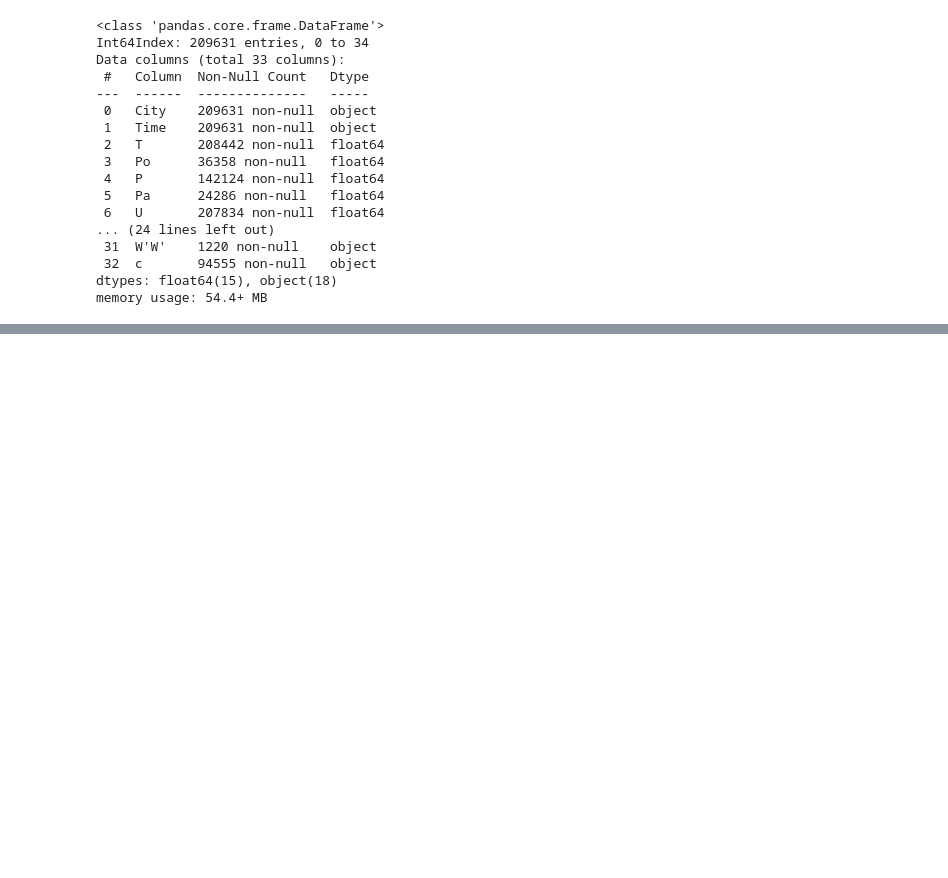
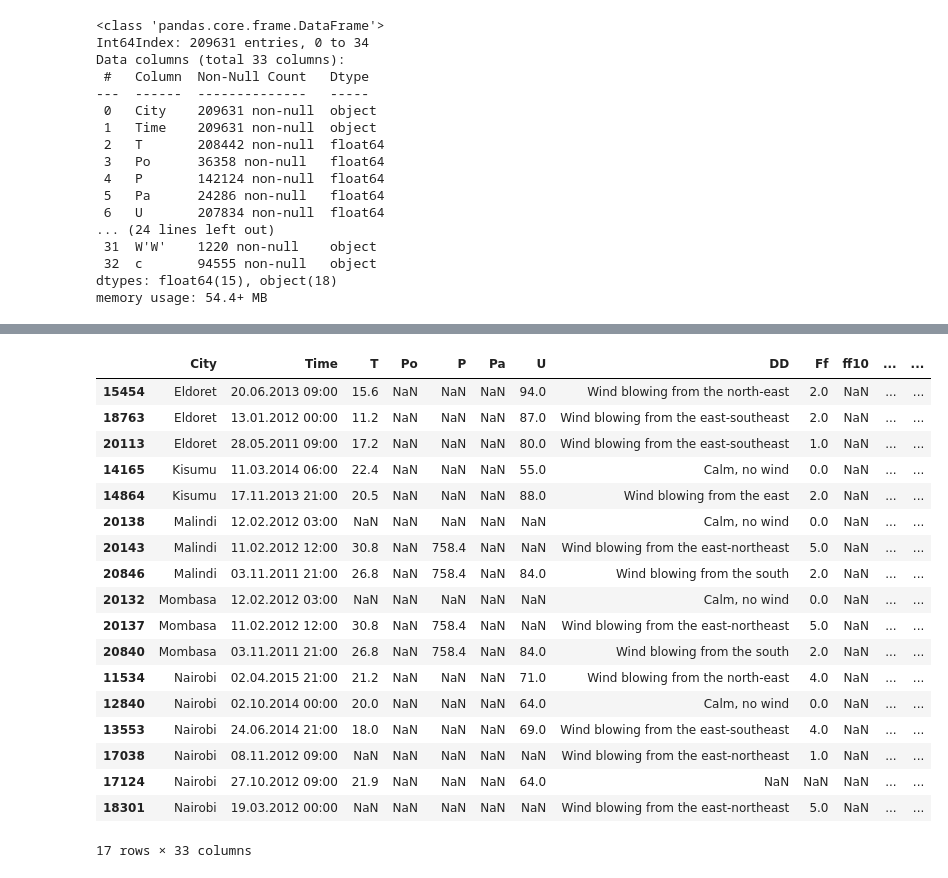
Before and after one commit to wkirui/Weather-Data-Analysis, a Jupyter notebook: Weather Scraper.ipynb, the cells around one changed output, grey strips where cells are left out. Saved outputs shown, nothing was run; the diff lists cells and outputs as text; code cells hidden in the pictures; blank space fills up the shorter version.

```diff
--- a/Weather Scraper.ipynb
+++ b/Weather Scraper.ipynb
@@ -131,0 +150,22 @@ missing_vals_df
+# %%
+data[data['sss'].isnull()==False]
+# %% [output]
+|  | City | Time | T | Po | P | Pa | U | DD | Ff | ff10 | ... | ... |
+| 15454 | Eldoret | 20.06.2013 09:00 | 15.6 | NaN | NaN | NaN | 94.0 | Wind blowing from the north-east | 2.0 | NaN | ... | ... |
+| 18763 | Eldoret | 13.01.2012 00:00 | 11.2 | NaN | NaN | NaN | 87.0 | Wind blowing from the east-southeast | 2.0 | NaN | ... | ... |
+| 20113 | Eldoret | 28.05.2011 09:00 | 17.2 | NaN | NaN | NaN | 80.0 | Wind blowing from the east-southeast | 1.0 | NaN | ... | ... |
+| 14165 | Kisumu | 11.03.2014 06:00 | 22.4 | NaN | NaN | NaN | 55.0 | Calm, no wind | 0.0 | NaN | ... | ... |
+| 14864 | Kisumu | 17.11.2013 21:00 | 20.5 | NaN | NaN | NaN | 88.0 | Wind blowing from the east | 2.0 | NaN | ... | ... |
+| 20138 | Malindi | 12.02.2012 03:00 | NaN | NaN | NaN | NaN | NaN | Calm, no wind | 0.0 | NaN | ... | ... |
+| 20143 | Malindi | 11.02.2012 12:00 | 30.8 | NaN | 758.4 | NaN | NaN | Wind blowing from the east-northeast | 5.0 | NaN | ... | ... |
+| 20846 | Malindi | 03.11.2011 21:00 | 26.8 | NaN | 758.4 | NaN | 84.0 | Wind blowing from the south | 2.0 | NaN | ... | ... |
+| 20132 | Mombasa | 12.02.2012 03:00 | NaN | NaN | NaN | NaN | NaN | Calm, no wind | 0.0 | NaN | ... | ... |
+| 20137 | Mombasa | 11.02.2012 12:00 | 30.8 | NaN | 758.4 | NaN | NaN | Wind blowing from the east-northeast | 5.0 | NaN | ... | ... |
+| 20840 | Mombasa | 03.11.2011 21:00 | 26.8 | NaN | 758.4 | NaN | 84.0 | Wind blowing from the south | 2.0 | NaN | ... | ... |
+| 11534 | Nairobi | 02.04.2015 21:00 | 21.2 | NaN | NaN | NaN | 71.0 | Wind blowing from the north-east | 4.0 | NaN | ... | ... |
+| 12840 | Nairobi | 02.10.2014 00:00 | 20.0 | NaN | NaN | NaN | 64.0 | Calm, no wind | 0.0 | NaN | ... | ... |
+| 13553 | Nairobi | 24.06.2014 21:00 | 18.0 | NaN | NaN | NaN | 69.0 | Wind blowing from the east-southeast | 4.0 | NaN | ... | ... |
+| 17038 | Nairobi | 08.11.2012 09:00 | NaN | NaN | NaN | NaN | NaN | Wind blowing from the east-northeast | 1.0 | NaN | ... | ... |
+| 17124 | Nairobi | 27.10.2012 09:00 | 21.9 | NaN | NaN | NaN | 64.0 | NaN | NaN | NaN | ... | ... |
+| 18301 | Nairobi | 19.03.2012 00:00 | NaN | NaN | NaN | NaN | NaN | Wind blowing from the east-northeast | 5.0 | NaN | ... | ... |
+17 rows × 33 columns
```
Also changed, not shown: parts of 3 cells of this notebook.
